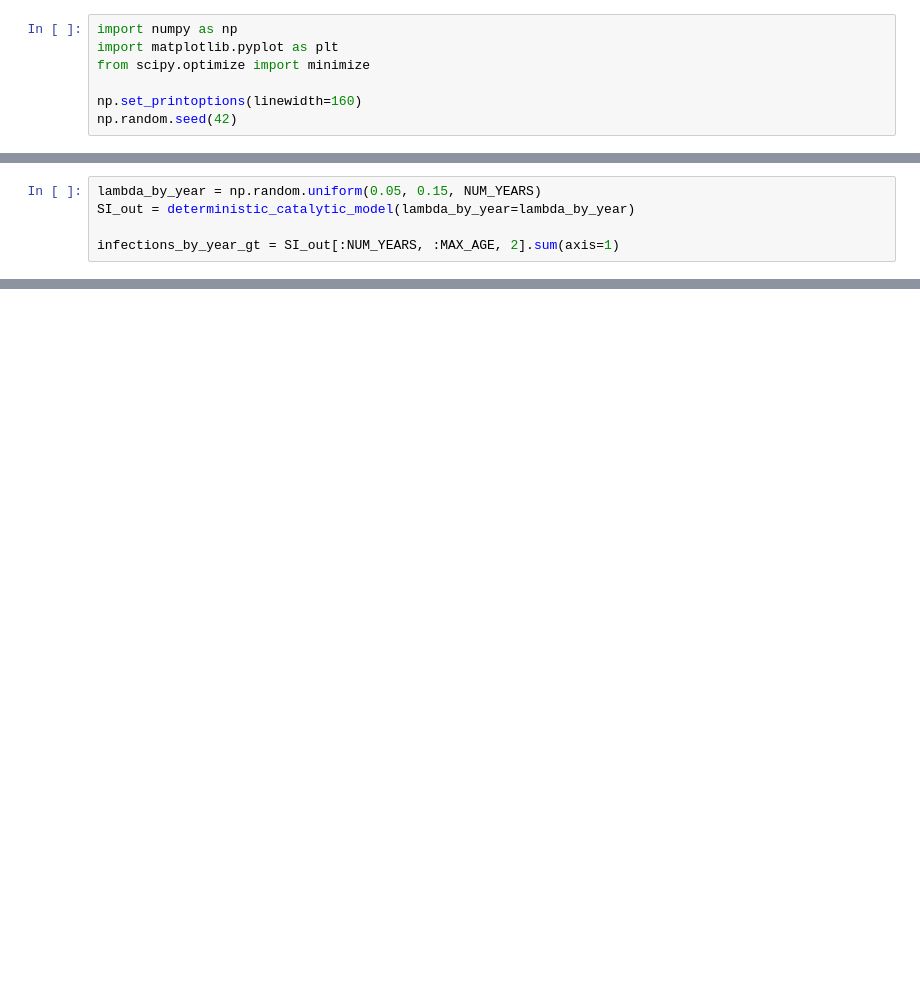
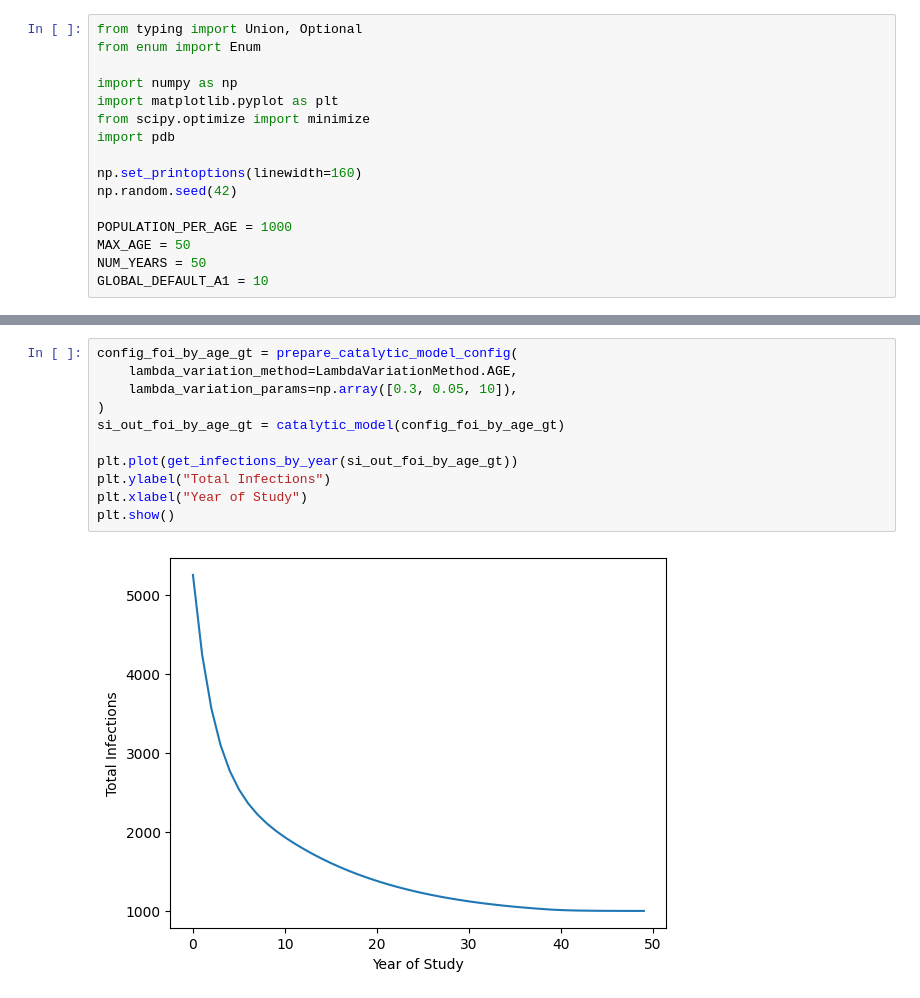
Before and after one commit to hunter-lybbert/uw-central, a Jupyter notebook: disease_dynamics/hw_01/hw01.ipynb, the cells around one changed output, grey strips where cells are left out. Saved outputs shown, nothing was run; the diff lists cells and outputs as text; blank space fills up the shorter version.

```diff
--- a/disease_dynamics/hw_01/hw01.ipynb
+++ b/disease_dynamics/hw_01/hw01.ipynb
@@ -1,7 +1,16 @@
 # %%
+from typing import Union, Optional
+from enum import Enum
+
 import numpy as np
 import matplotlib.pyplot as plt
 from scipy.optimize import minimize
+import pdb
 
 np.set_printoptions(linewidth=160)
 np.random.seed(42)
+
+POPULATION_PER_AGE = 1000
+MAX_AGE = 50
+NUM_YEARS = 50
+GLOBAL_DEFAULT_A1 = 10
@@ -63,5 +16,0 @@ def objective_function(
-# %%
-lambda_by_year = np.random.uniform(0.05, 0.15, NUM_YEARS)
-SI_out = deterministic_catalytic_model(lambda_by_year=lambda_by_year)
-
-infections_by_year_gt = SI_out[:NUM_YEARS, :MAX_AGE, 2].sum(axis=1)
@@ -104,0 +329,13 @@ plt.show()
+# %%
+config_foi_by_age_gt = prepare_catalytic_model_config(
+    lambda_variation_method=LambdaVariationMethod.AGE,
+    lambda_variation_params=np.array([0.3, 0.05, 10]),
+)
+si_out_foi_by_age_gt = catalytic_model(config_foi_by_age_gt)
+
+plt.plot(get_infections_by_year(si_out_foi_by_age_gt))
+plt.ylabel("Total Infections")
+plt.xlabel("Year of Study")
+plt.show()
+# %% [output]
+[figure, added]
```
Also changed, not shown: parts of 24 cells of this notebook, 1 other file.
